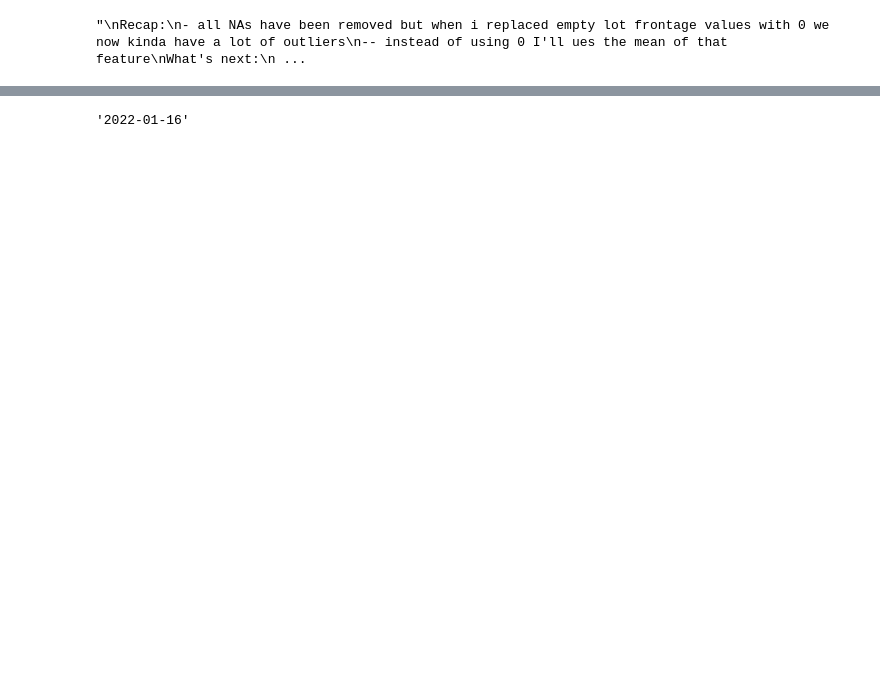
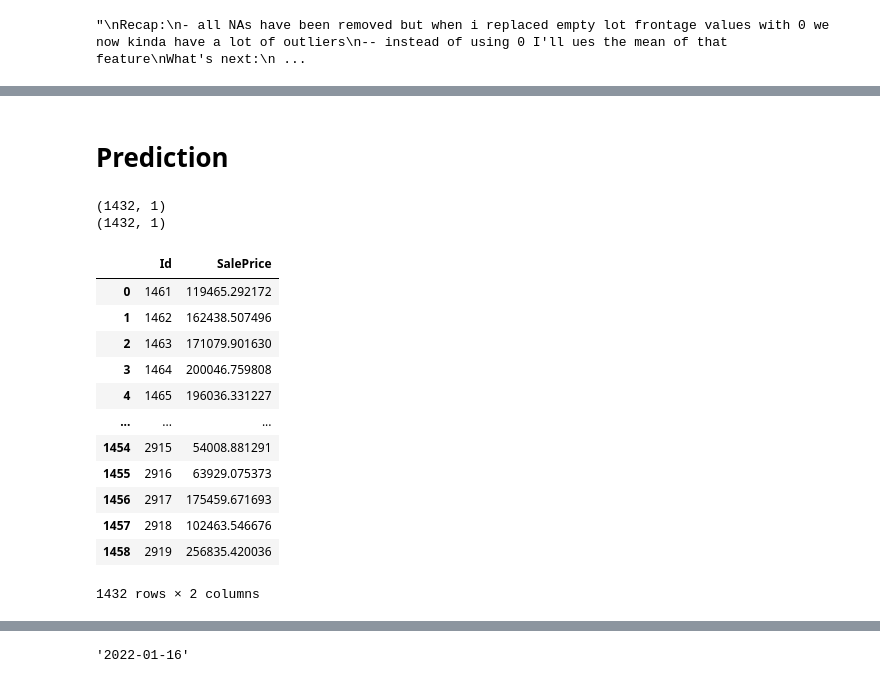
Before and after one commit to EatMoreOranges/Learn-ML-with-Saraah, a Jupyter notebook: Linear Models/house-prices-advanced-regression-techniques/Working/linearRegression.ipynb, the cells around one changed output, grey strips where cells are left out. Cells and saved outputs as stored; diff of their text form; code cells hidden in the pictures; blank space fills up the shorter version.

```diff
--- a/Linear Models/house-prices-advanced-regression-techniques/Working/linearRegression.ipynb
+++ b/Linear Models/house-prices-advanced-regression-techniques/Working/linearRegression.ipynb
@@ -130,17 +199,2 @@ sns.heatmap(working_df.corr(), mask=mask, vmin=-1, vmax=1, annot=True, cmap='YlG
 [figure]
-# %%
-corr_val = -7
-
-# return df with the top features to train model
-def feature_selecting(df, target_value):
-    #df of target correlation values
-    target_corr = df.corr()[[target_value]].sort_values(by=target_value, ascending=False)
-
-    # find features w/ corr value greater than/= to .5 w/ the target
-    top_feat = target_corr.loc[target_corr[target_value] >=corr_val]
-
-    # find these important columns/features using the entire working data set
-    ready_df = df[top_feat.index.tolist()]
-
-    return ready_df
 # %%
@@ -205,0 +254,42 @@ test_score = regressor.score(X_test, y_test)
+# %% [markdown]
+# Prediction
+# %%
+# the real test data
+test_data_raw = pd.read_csv('../test.csv')
+
+test_data = preprocessing(test_data_raw)
+test_data = feature_selecting(test_data,good_columns)
+test_data_id = test_data['Id']
+test_data_id
+pred_score = regressor.predict(test_data.drop('Id', axis=1))
+# %%
+q = test_data['Id'].tolist
+w = pd.DataFrame(data =test_data['Id'], columns=["Id"])
+p=pd.DataFrame(pred_score,columns=["SalePrice"])
+
+print(w.shape)
+print(p.shape)
+
+# w = w.append(p, ignore_index = False) # how to add rows...not columns
+# w = w.join([p])
+w["SalePrice"]=p['SalePrice'].values
+# %% [output]
+(1432, 1)
+(1432, 1)
+# %%
+final_submission = w
+final_submission
+# %% [output]
+|  | Id | SalePrice |
+| 0 | 1461 | 119465.292172 |
+| 1 | 1462 | 162438.507496 |
+| 2 | 1463 | 171079.901630 |
+| 3 | 1464 | 200046.759808 |
+| 4 | 1465 | 196036.331227 |
+| ... | ... | ... |
+| 1454 | 2915 | 54008.881291 |
+| 1455 | 2916 | 63929.075373 |
+| 1456 | 2917 | 175459.671693 |
+| 1457 | 2918 | 102463.546676 |
+| 1458 | 2919 | 256835.420036 |
+1432 rows × 2 columns
```
Also changed, not shown: parts of 25 cells of this notebook, 3 other files.
